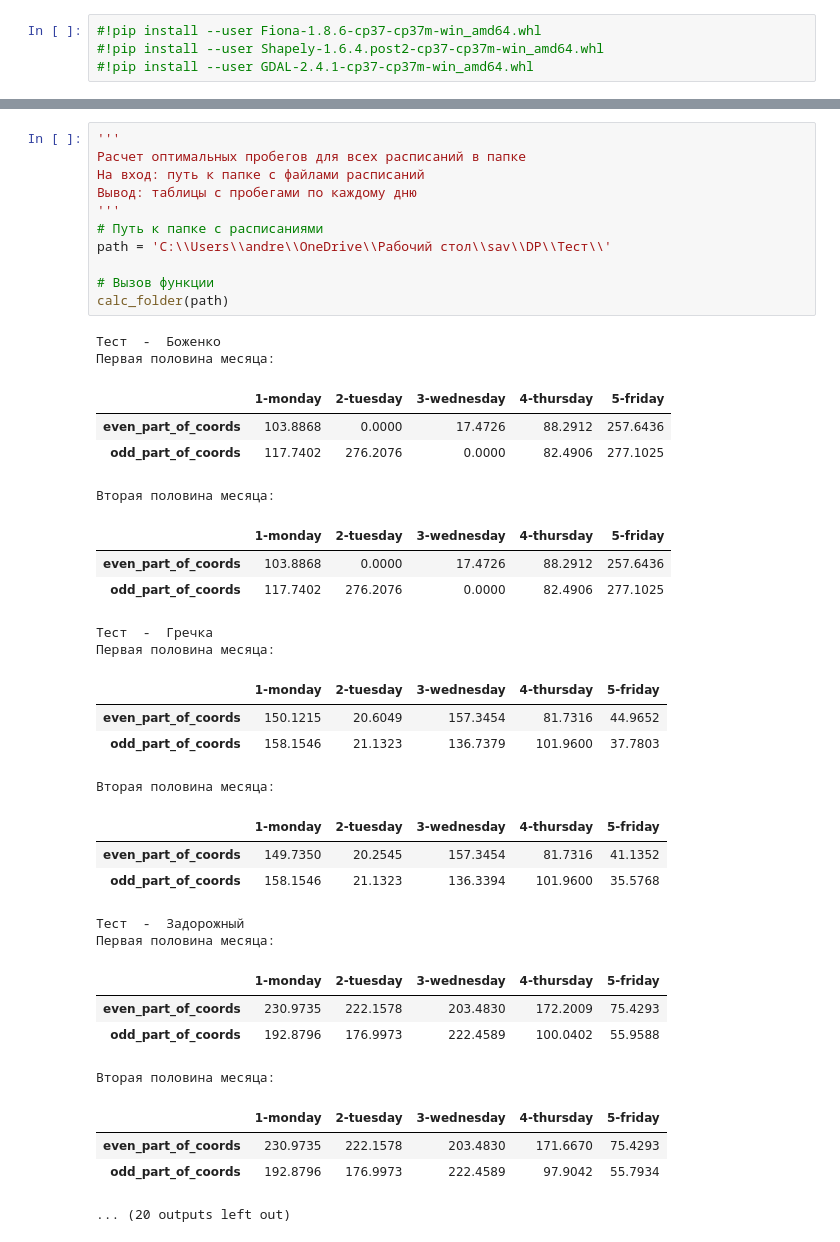
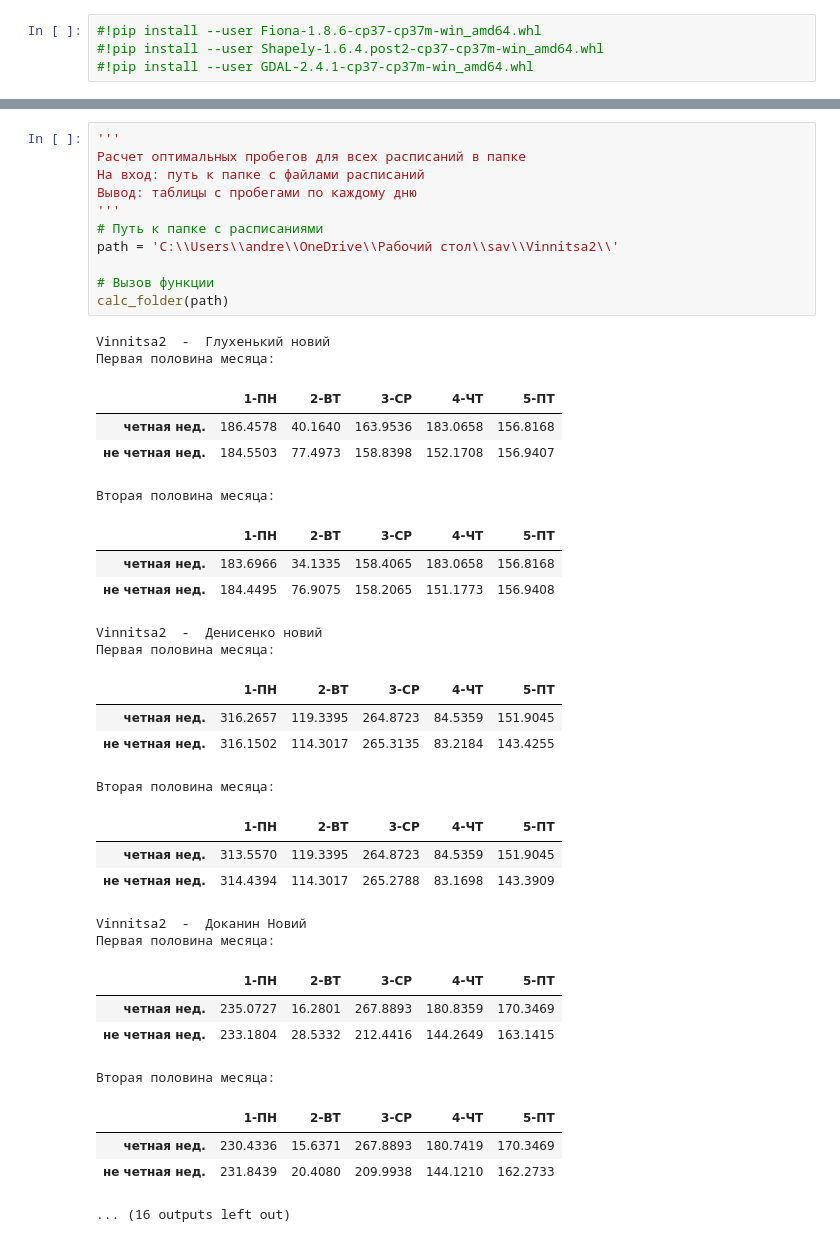
Before and after one commit to fugrusha/notebooks, a Jupyter notebook: Calculate distances.ipynb, the cells around one changed output, grey strips where cells are left out. Saved outputs shown, nothing was run; the diff lists cells and outputs as text.

```diff
--- a/Calculate distances.ipynb
+++ b/Calculate distances.ipynb
@@ -59,40 +63,40 @@ display(df_second(data))
 # %%
 '''
 Расчет оптимальных пробегов для всех расписаний в папке
 На вход: путь к папке с файлами расписаний
 Вывод: таблицы с пробегами по каждому дню
 '''
 # Путь к папке с расписаниями
-path = 'C:\\Users\\andre\\OneDrive\\Рабочий стол\\sav\\DP\\Тест\\'
+path = 'C:\\Users\\andre\\OneDrive\\Рабочий стол\\sav\\Vinnitsa2\\'
 
 # Вызов функции
 calc_folder(path)
 # %% [output]
-Тест  -  Боженко
+Vinnitsa2  -  Глухенький новий
 Первая половина месяца:
-|  | 1-monday | 2-tuesday | 3-wednesday | 4-thursday | 5-friday |
-| even_part_of_coords | 103.8868 | 0.0000 | 17.4726 | 88.2912 | 257.6436 |
-| odd_part_of_coords | 117.7402 | 276.2076 | 0.0000 | 82.4906 | 277.1025 |
+|  | 1-ПН | 2-ВТ | 3-СР | 4-ЧТ | 5-ПТ |
+| четная нед. | 186.4578 | 40.1640 | 163.9536 | 183.0658 | 156.8168 |
+| не четная нед. | 184.5503 | 77.4973 | 158.8398 | 152.1708 | 156.9407 |
 Вторая половина месяца:
-|  | 1-monday | 2-tuesday | 3-wednesday | 4-thursday | 5-friday |
-| even_part_of_coords | 103.8868 | 0.0000 | 17.4726 | 88.2912 | 257.6436 |
-| odd_part_of_coords | 117.7402 | 276.2076 | 0.0000 | 82.4906 | 277.1025 |
+|  | 1-ПН | 2-ВТ | 3-СР | 4-ЧТ | 5-ПТ |
+| четная нед. | 183.6966 | 34.1335 | 158.4065 | 183.0658 | 156.8168 |
+| не четная нед. | 184.4495 | 76.9075 | 158.2065 | 151.1773 | 156.9408 |
-Тест  -  Гречка
+Vinnitsa2  -  Денисенко новий
 Первая половина месяца:
-|  | 1-monday | 2-tuesday | 3-wednesday | 4-thursday | 5-friday |
-| even_part_of_coords | 150.1215 | 20.6049 | 157.3454 | 81.7316 | 44.9652 |
-| odd_part_of_coords | 158.1546 | 21.1323 | 136.7379 | 101.9600 | 37.7803 |
+|  | 1-ПН | 2-ВТ | 3-СР | 4-ЧТ | 5-ПТ |
+| четная нед. | 316.2657 | 119.3395 | 264.8723 | 84.5359 | 151.9045 |
+| не четная нед. | 316.1502 | 114.3017 | 265.3135 | 83.2184 | 143.4255 |
 Вторая половина месяца:
-|  | 1-monday | 2-tuesday | 3-wednesday | 4-thursday | 5-friday |
-| even_part_of_coords | 149.7350 | 20.2545 | 157.3454 | 81.7316 | 41.1352 |
-| odd_part_of_coords | 158.1546 | 21.1323 | 136.3394 | 101.9600 | 35.5768 |
+|  | 1-ПН | 2-ВТ | 3-СР | 4-ЧТ | 5-ПТ |
+| четная нед. | 313.5570 | 119.3395 | 264.8723 | 84.5359 | 151.9045 |
+| не четная нед. | 314.4394 | 114.3017 | 265.2788 | 83.1698 | 143.3909 |
-Тест  -  Задорожный
+Vinnitsa2  -  Доканин Новий
 Первая половина месяца:
-|  | 1-monday | 2-tuesday | 3-wednesday | 4-thursday | 5-friday |
-| even_part_of_coords | 230.9735 | 222.1578 | 203.4830 | 172.2009 | 75.4293 |
-| odd_part_of_coords | 192.8796 | 176.9973 | 222.4589 | 100.0402 | 55.9588 |
+|  | 1-ПН | 2-ВТ | 3-СР | 4-ЧТ | 5-ПТ |
+| четная нед. | 235.0727 | 16.2801 | 267.8893 | 180.8359 | 170.3469 |
+| не четная нед. | 233.1804 | 28.5332 | 212.4416 | 144.2649 | 163.1415 |
 Вторая половина месяца:
-|  | 1-monday | 2-tuesday | 3-wednesday | 4-thursday | 5-friday |
-| even_part_of_coords | 230.9735 | 222.1578 | 203.4830 | 171.6670 | 75.4293 |
-| odd_part_of_coords | 192.8796 | 176.9973 | 222.4589 | 97.9042 | 55.7934 |
+|  | 1-ПН | 2-ВТ | 3-СР | 4-ЧТ | 5-ПТ |
+| четная нед. | 230.4336 | 15.6371 | 267.8893 | 180.7419 | 170.3469 |
+| не четная нед. | 231.8439 | 20.4080 | 209.9938 | 144.1210 | 162.2733 |
-... (20 outputs left out)
+... (16 outputs left out)
```
Also changed, not shown: parts of 7 cells of this notebook, 3 other files.
